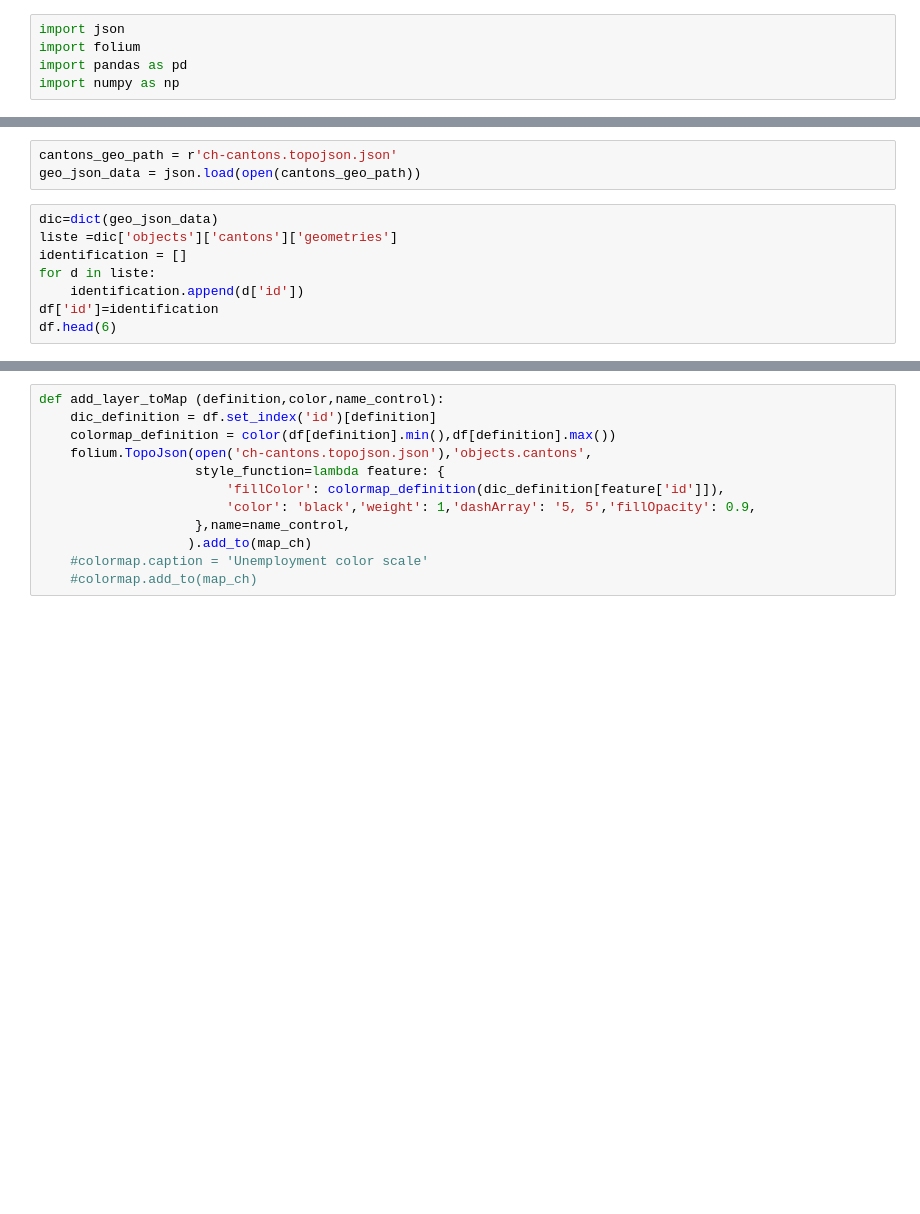
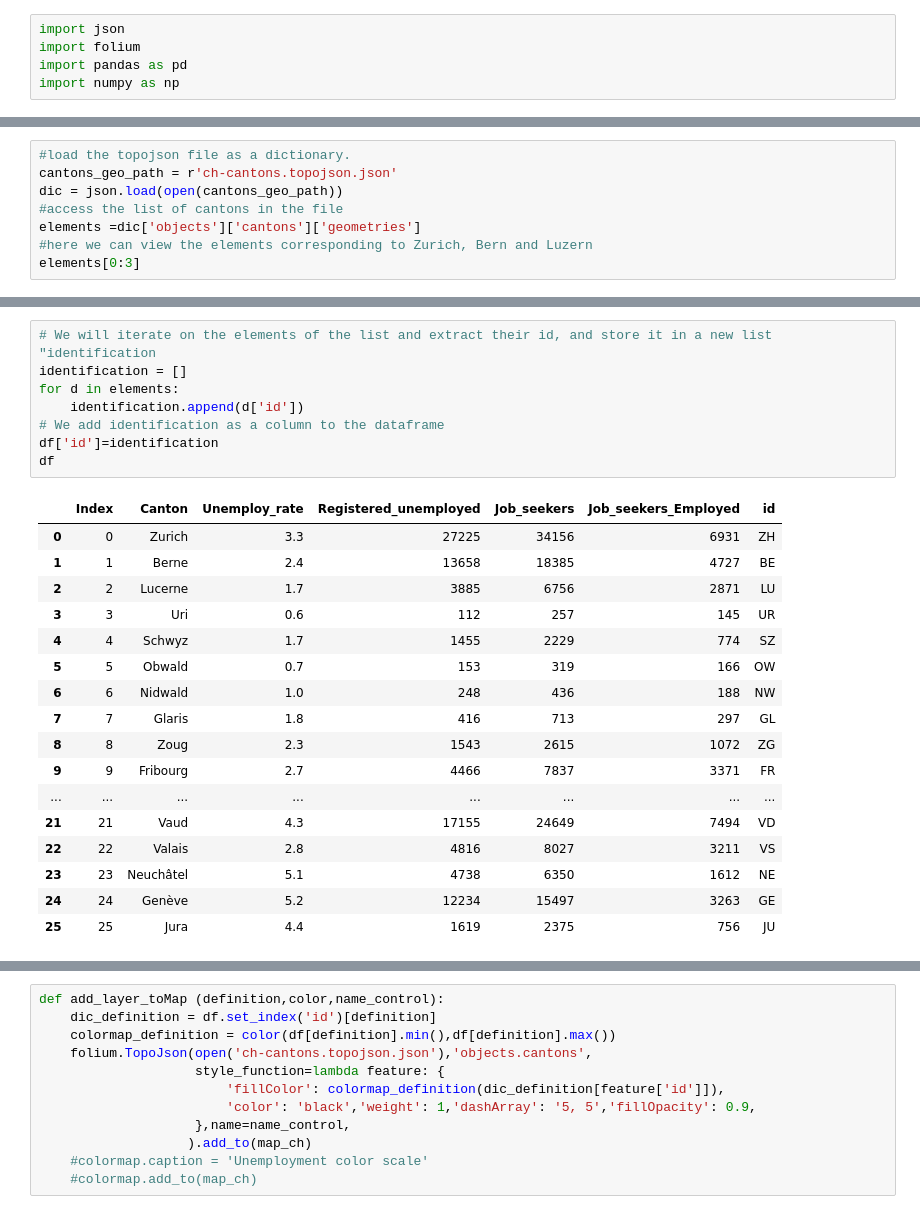
Before and after one commit to sourabhlal/ada2017, a Jupyter notebook: 03 - Interactive Viz/homework3_2.ipynb, the cells around one changed output, grey strips where cells are left out. Saved outputs shown, nothing was run; the diff lists cells and outputs as text; blank space fills up the shorter version.

```diff
--- a/03 - Interactive Viz/homework3_2.ipynb
+++ b/03 - Interactive Viz/homework3_2.ipynb
@@ -19,11 +5,0 @@ df.tail(5)
-# %%
-cantons_geo_path = r'ch-cantons.topojson.json'
-geo_json_data = json.load(open(cantons_geo_path))
-# %%
-dic=dict(geo_json_data)
-liste =dic['objects']['cantons']['geometries']
-identification = []
-for d in liste:
-    identification.append(d['id'])
-df['id']=identification
-df.head(6)
@@ -37,0 +45,8 @@ df.head(6)
+# %%
+#load the topojson file as a dictionary.
+cantons_geo_path = r'ch-cantons.topojson.json'
+dic = json.load(open(cantons_geo_path))
+#access the list of cantons in the file
+elements =dic['objects']['cantons']['geometries']
+#here we can view the elements corresponding to Zurich, Bern and Luzern
+elements[0:3]
@@ -37,0 +69,26 @@ df.head(6)
+# %%
+# We will iterate on the elements of the list and extract their id, and store it in a new list "identification
+identification = []
+for d in elements:
+    identification.append(d['id'])
+# We add identification as a column to the dataframe
+df['id']=identification
+df
+# %% [output]
+|  | Index | Canton | Unemploy_rate | Registered_unemployed | Job_seekers | Job_seekers_Employed | id |
+| 0 | 0 | Zurich | 3.3 | 27225 | 34156 | 6931 | ZH |
+| 1 | 1 | Berne | 2.4 | 13658 | 18385 | 4727 | BE |
+| 2 | 2 | Lucerne | 1.7 | 3885 | 6756 | 2871 | LU |
+| 3 | 3 | Uri | 0.6 | 112 | 257 | 145 | UR |
+| 4 | 4 | Schwyz | 1.7 | 1455 | 2229 | 774 | SZ |
+| 5 | 5 | Obwald | 0.7 | 153 | 319 | 166 | OW |
+| 6 | 6 | Nidwald | 1.0 | 248 | 436 | 188 | NW |
+| 7 | 7 | Glaris | 1.8 | 416 | 713 | 297 | GL |
+| 8 | 8 | Zoug | 2.3 | 1543 | 2615 | 1072 | ZG |
+| 9 | 9 | Fribourg | 2.7 | 4466 | 7837 | 3371 | FR |
+| ... | ... | ... | ... | ... | ... | ... | ... |
+| 21 | 21 | Vaud | 4.3 | 17155 | 24649 | 7494 | VD |
+| 22 | 22 | Valais | 2.8 | 4816 | 8027 | 3211 | VS |
+| 23 | 23 | Neuchâtel | 5.1 | 4738 | 6350 | 1612 | NE |
+| 24 | 24 | Genève | 5.2 | 12234 | 15497 | 3263 | GE |
+| 25 | 25 | Jura | 4.4 | 1619 | 2375 | 756 | JU |
```
Also changed, not shown: parts of 21 cells of this notebook.
